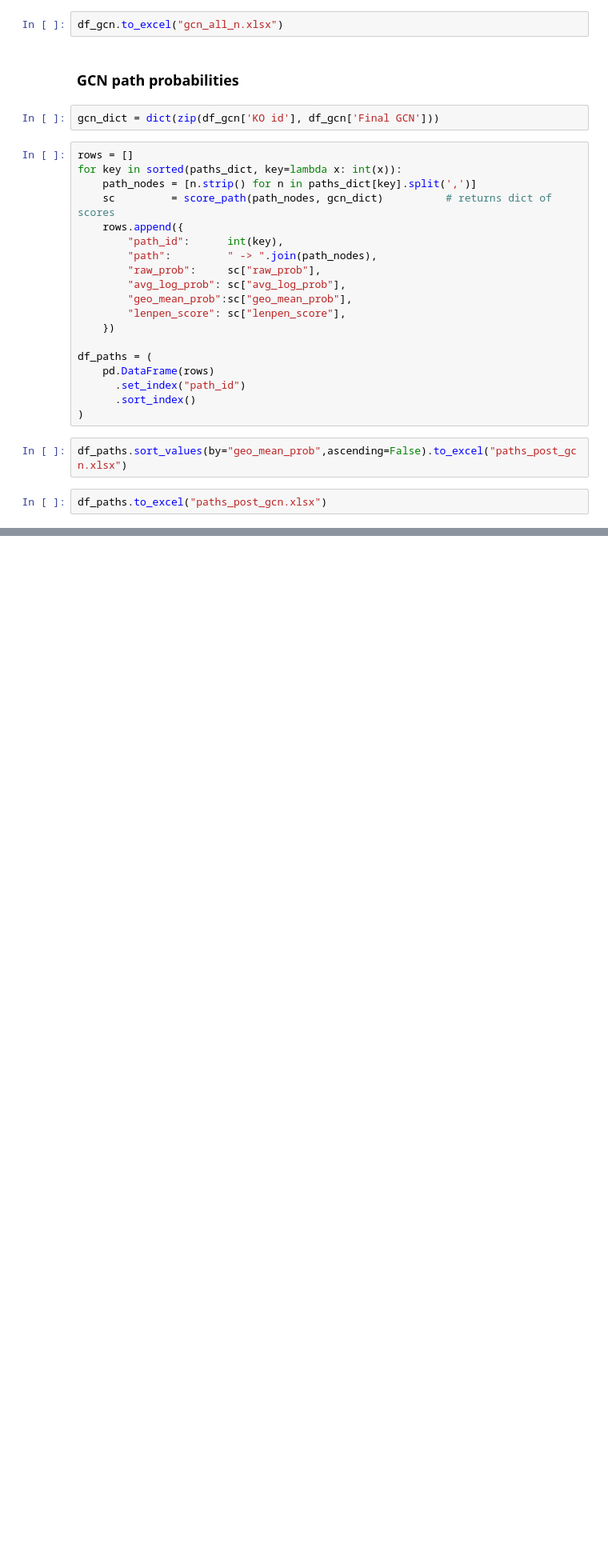
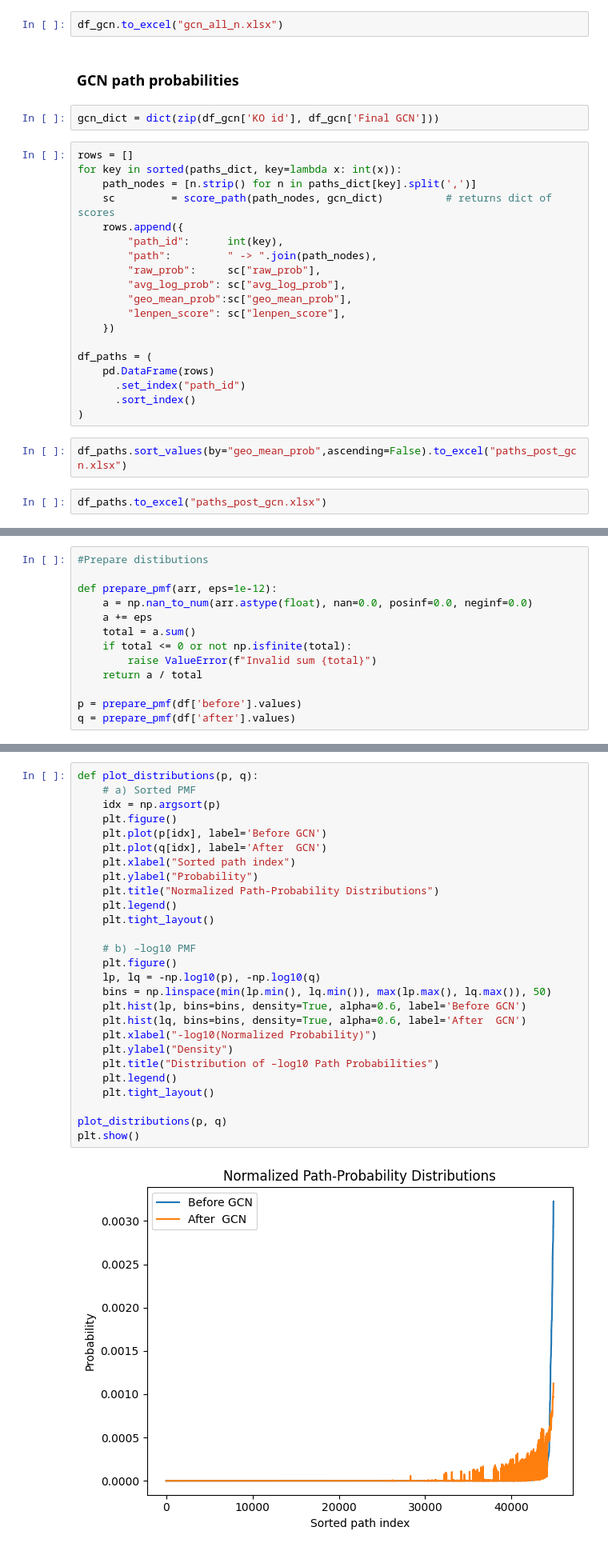
Before and after one commit to NehaSontakk/GCN-Metabolic-Pathways, a Jupyter notebook: PML_Project.ipynb, the cells around one changed output, grey strips where cells are left out. Shown at 80% size. Drawn from its saved outputs; the diff is of its cells as text; blank space fills up the shorter version.

```diff
--- a/PML_Project.ipynb
+++ b/PML_Project.ipynb
@@ -1071,0 +554,13 @@ plt.show()
+# %%
+#Prepare distibutions
+
+def prepare_pmf(arr, eps=1e-12):
+    a = np.nan_to_num(arr.astype(float), nan=0.0, posinf=0.0, neginf=0.0)
+    a += eps
+    total = a.sum()
+    if total <= 0 or not np.isfinite(total):
+        raise ValueError(f"Invalid sum {total}")
+    return a / total
+
+p = prepare_pmf(df['before'].values)
+q = prepare_pmf(df['after'].values)
@@ -1071,0 +578,29 @@ plt.show()
+# %%
+def plot_distributions(p, q):
+    # a) Sorted PMF
+    idx = np.argsort(p)
+    plt.figure()
+    plt.plot(p[idx], label='Before GCN')
+    plt.plot(q[idx], label='After  GCN')
+    plt.xlabel("Sorted path index")
+    plt.ylabel("Probability")
+    plt.title("Normalized Path-Probability Distributions")
+    plt.legend()
+    plt.tight_layout()
+
+    # b) –log10 PMF
+    plt.figure()
+    lp, lq = -np.log10(p), -np.log10(q)
+    bins = np.linspace(min(lp.min(), lq.min()), max(lp.max(), lq.max()), 50)
+    plt.hist(lp, bins=bins, density=True, alpha=0.6, label='Before GCN')
+    plt.hist(lq, bins=bins, density=True, alpha=0.6, label='After  GCN')
+    plt.xlabel("-log10(Normalized Probability)")
+    plt.ylabel("Density")
+    plt.title("Distribution of –log10 Path Probabilities")
+    plt.legend()
+    plt.tight_layout()
+
+plot_distributions(p, q)
+plt.show()
+# %% [output]
+[figure, added]
```
Also changed, not shown: parts of 44 cells of this notebook.
